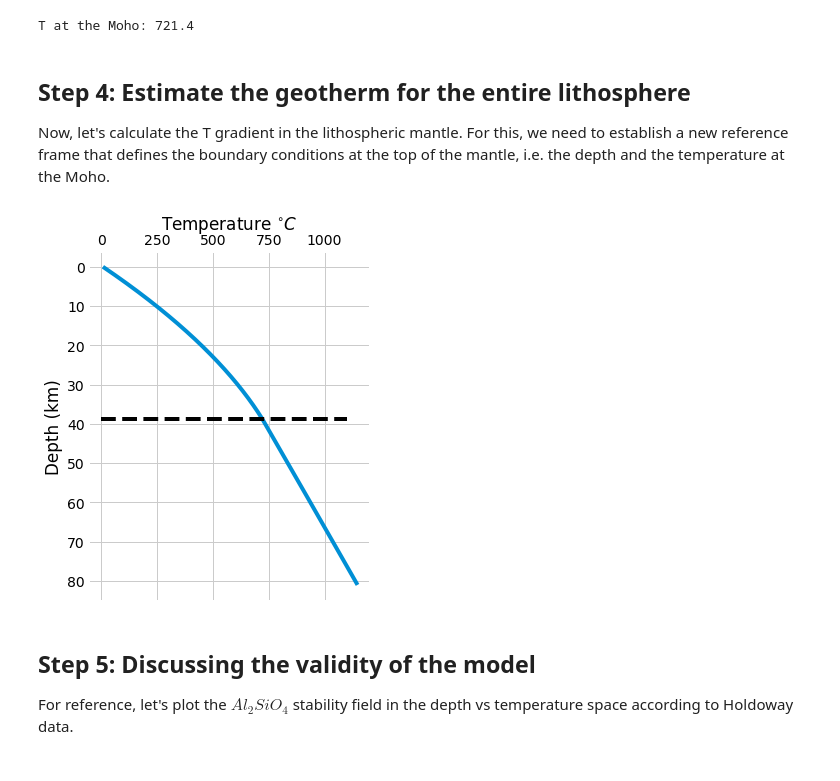
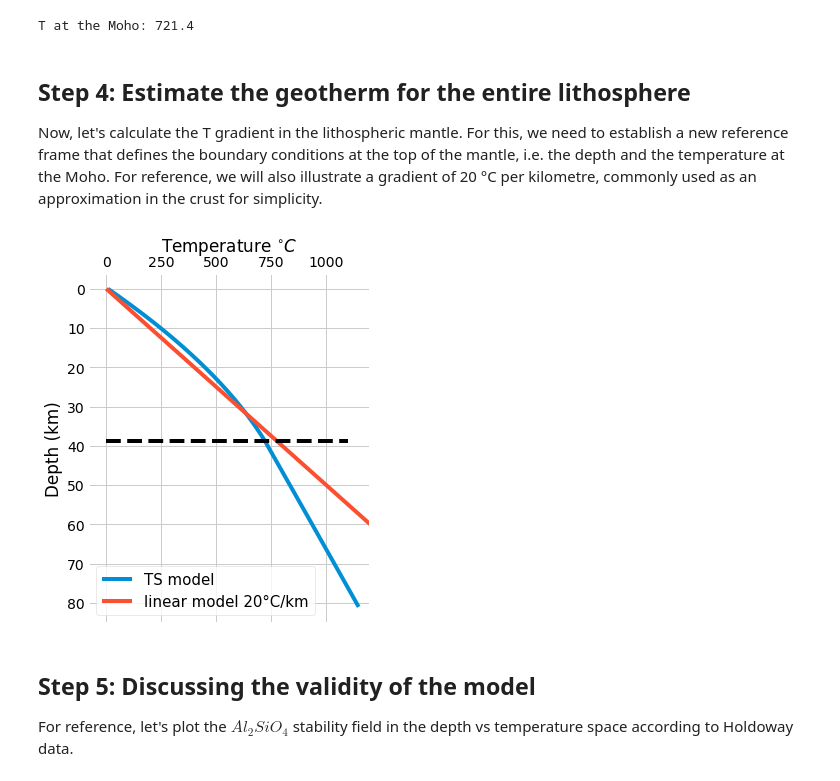
Before and after one commit to marcoalopez/strength_envelopes, a Jupyter notebook: notebooks/stable_geotherm.ipynb, the cells around one changed output. Cells and saved outputs as stored; diff of their text form; code cells hidden in the pictures.

```diff
--- a/notebooks/stable_geotherm.ipynb
+++ b/notebooks/stable_geotherm.ipynb
@@ -126,7 +126,7 @@ T at the Moho: 721.4
 # %% [markdown]
 ## Step 4: Estimate the geotherm for the entire lithosphere
 
-Now, let's calculate the T gradient in the lithospheric mantle. For this, we need to establish a new reference frame that defines the boundary conditions at the top of the mantle, i.e. the depth and the temperature at the Moho.
+Now, let's calculate the T gradient in the lithospheric mantle. For this, we need to establish a new reference frame that defines the boundary conditions at the top of the mantle, i.e. the depth and the temperature at the Moho. For reference, we will also illustrate a gradient of 20 °C per kilometre, commonly used as an approximation in the crust for simplicity.
 # %%
 # generate a linear spaced array of depths every 10 m for the entire lithosphere
 depths = np.linspace(start=0, stop=Lab, num=8100)
@@ -138,21 +138,28 @@ T_mantle = turcotte_schubert_model(depths[depths > moho],
 
 # Stack the two arrays in sequence "horizontally" -> hstack
 T_lithosphere = np.hstack((T_crust, T_mantle))
+
+# Estimate a gradient of 20°C/km
+T_linear = 20 * depths
 # %%
 # initialize the figure
 fig2, ax = plt.subplots(figsize=(4.5, 6))
 
 # tweak the figure axe so that the depth is shown on the y-axis downwards
 ax.invert_yaxis()
 ax.xaxis.tick_top()
 ax.xaxis.set_label_position('top')
 
 # plot the data
-ax.plot(T_lithosphere, depths)
+ax.plot(T_lithosphere, depths, label='TS model')
+ax.plot(T_linear, depths, label='linear model 20°C/km')
 ax.plot([0, 1100], [moho, moho], color='black', linestyle='dashed')
-_ = ax.set(xlabel='Temperature $^{\circ}C$', ylabel='Depth (km)')
+
+ax.set_xlim(right=1200)
+ax.set(xlabel='Temperature $^{\circ}C$', ylabel='Depth (km)')
+_ = ax.legend(loc='lower left', fontsize=15)
 # %% [output]
-[figure, old version]
+[figure, new version]
 # %% [markdown]
 ## Step 5: Discussing the validity of the model
 
```
Also changed, not shown: parts of 2 cells of this notebook, 4 other files.
